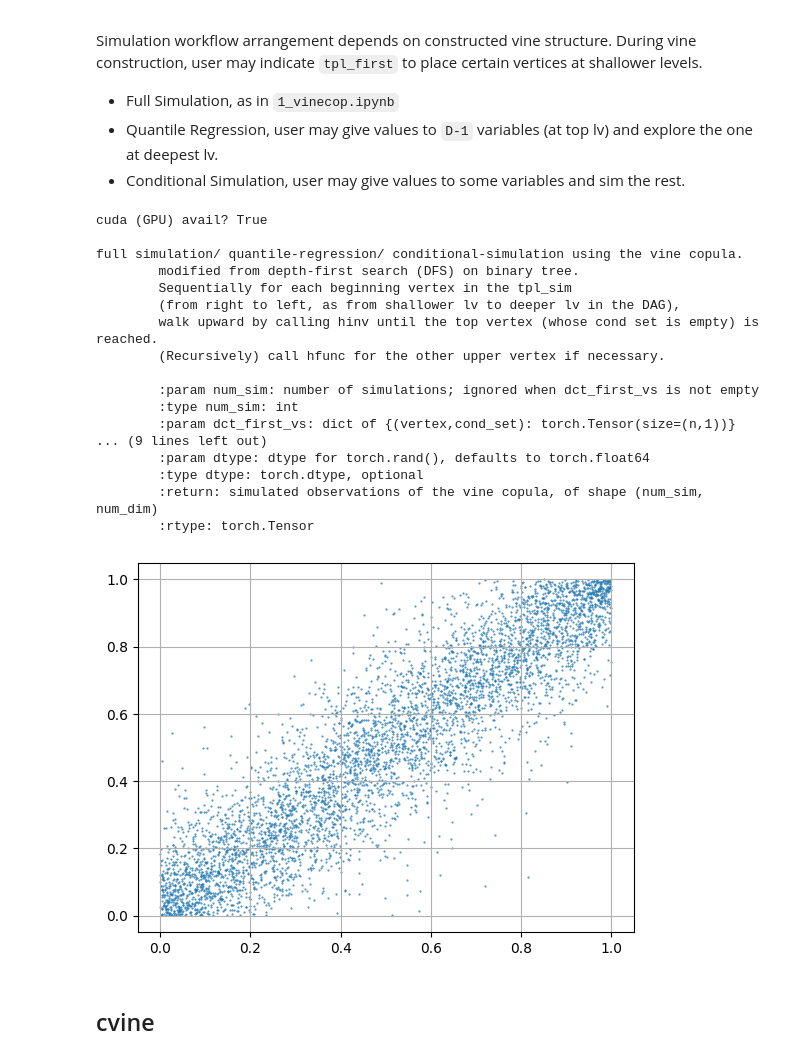
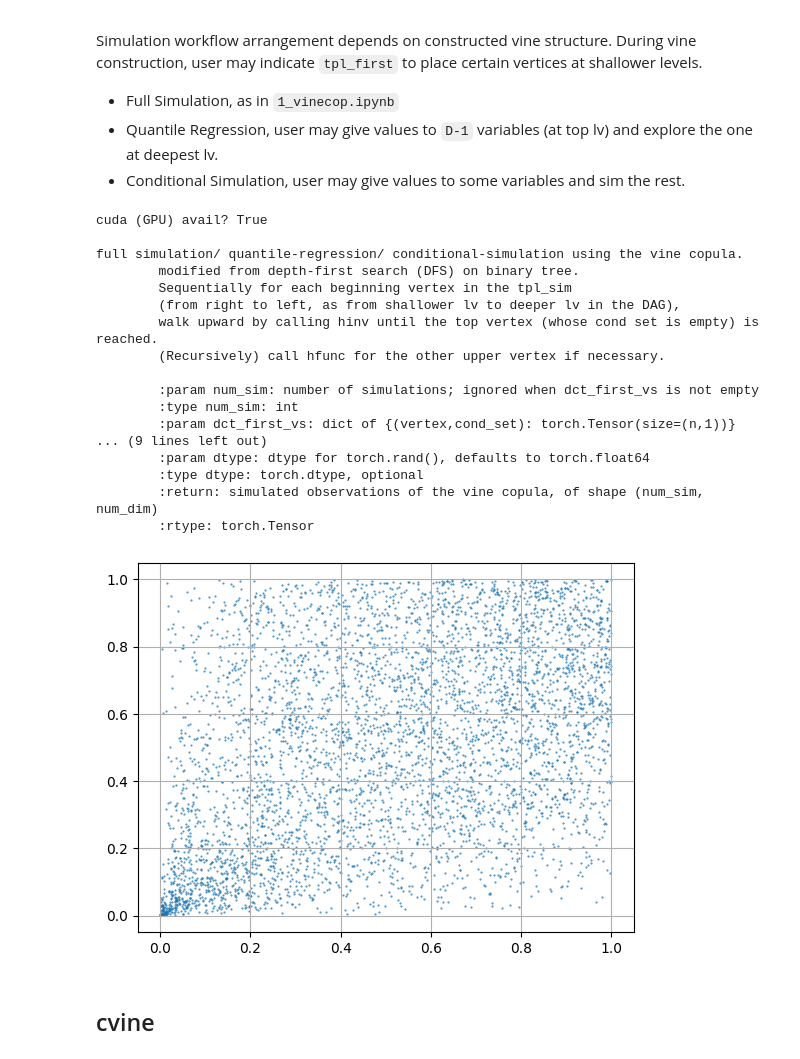
Before and after one commit to TY-Cheng/torchvinecopulib, a Jupyter notebook: examples/2_cdrvine_condsim_quantreg.ipynb, the cells around one changed output. Cells and saved outputs as stored; diff of their text form; code cells hidden in the pictures.

```diff
--- a/examples/2_cdrvine_condsim_quantreg.ipynb
+++ b/examples/2_cdrvine_condsim_quantreg.ipynb
@@ -12,44 +13,38 @@ import torch
 
 # * add proj root folder into path so `./tests` folder is searchable
 sys.path.append("..")
 import torchvinecopulib as tvc
 
-# * a helper function to sim vinecop obs
-from tests import sim_vcp_from_bcp
-
 print(f"cuda (GPU) avail? {torch.cuda.is_available()}\n")
 DEVICE = "cuda" if torch.cuda.is_available() else "cpu"
-NUM_SIM, NUM_DIM = 5000, 5
+NUM_SIM, num_dim, seed = 5000, 5, 42
 # simulate multivariate copula data from bicop
-V_mvcp = sim_vcp_from_bcp(
-    bcp_tvc=tvc.bicop.Frank,
-    num_sim=NUM_SIM,
-    num_dim=NUM_DIM,
-    device=DEVICE,
-)[:, range(NUM_DIM - 1, -1, -1)]
+V_mvcp = tvc.vinecop.vcp_from_sim(num_dim=num_dim, seed=seed).sim(
+    num_sim=NUM_SIM, device=DEVICE, seed=seed
+)
 # visualize first two dim
 plt.scatter(*V_mvcp[:, [1, 2]].T.cpu(), s=0.3, alpha=0.8)
 plt.grid()
 print(tvc.vinecop.DataVineCop.sim.__doc__)
 # %% [output]
 cuda (GPU) avail? True
 
 full simulation/ quantile-regression/ conditional-simulation using the vine copula.
         modified from depth-first search (DFS) on binary tree.
         Sequentially for each beginning vertex in the tpl_sim
         (from right to left, as from shallower lv to deeper lv in the DAG),
         walk upward by calling hinv until the top vertex (whose cond set is empty) is reached.
         (Recursively) call hfunc for the other upper vertex if necessary.
 
         :param num_sim: number of simulations; ignored when dct_first_vs is not empty
         :type num_sim: int
         :param dct_first_vs: dict of {(vertex,cond_set): torch.Tensor(size=(n,1))}
 ... (9 lines left out)
         :param dtype: dtype for torch.rand(), defaults to torch.float64
         :type dtype: torch.dtype, optional
         :return: simulated observations of the vine copula, of shape (num_sim, num_dim)
         :rtype: torch.Tensor
-[figure, old version]
+[figure, new version]
 # %% [markdown]
 ## cvine
 # %% [markdown]
```
Also changed, not shown: parts of 11 cells of this notebook, 38 other files.
